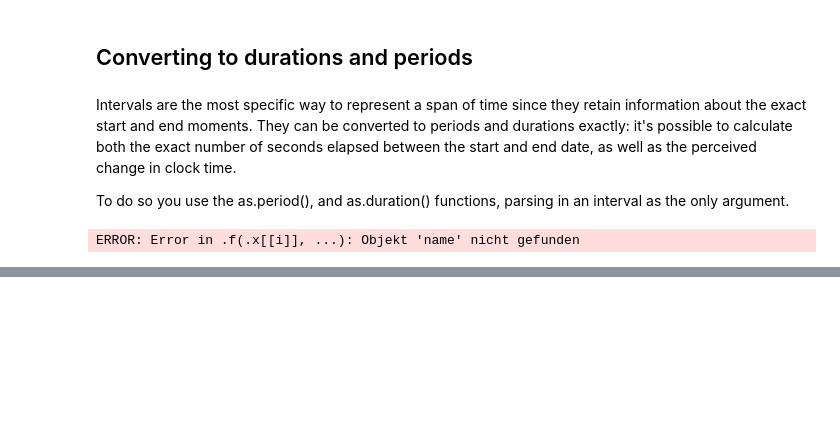
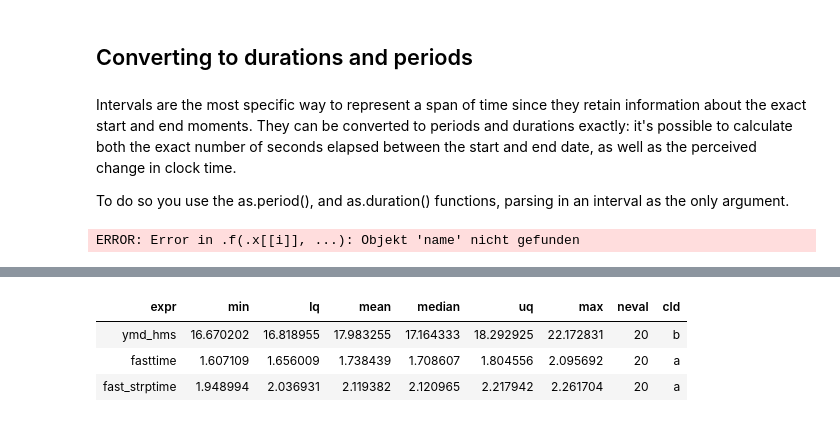
Before and after one commit to KarinRoe/R_datacamp, a Jupyter notebook: Dates_and_times_in_R.ipynb, the cells around one changed output, grey strips where cells are left out. Saved outputs shown, nothing was run; the diff lists cells and outputs as text; code cells hidden in the pictures; blank space fills up the shorter version.

```diff
--- a/Dates_and_times_in_R.ipynb
+++ b/Dates_and_times_in_R.ipynb
@@ -703,0 +827,2 @@ ERROR: Error in time_zone(): konnte Funktion "time_zone" nicht finden
+# %%
+dates <- akl_hourly$datetime_string
@@ -703,0 +871,13 @@ ERROR: Error in time_zone(): konnte Funktion "time_zone" nicht finden
+# %%
+# Comparse speed to ymd_hms() and fasttime
+summary(microbenchmark(
+  ymd_hms = ymd_hms(dates),
+  fasttime = fastPOSIXct(dates),
+  fast_strptime = fast_strptime(dates,
+    format = "%Y-%m-%dT%H:%M:%S"),
+  times = 20))
+# %% [output]
+| expr | min | lq | mean | median | uq | max | neval | cld |
+| ymd_hms | 16.670202 | 16.818955 | 17.983255 | 17.164333 | 18.292925 | 22.172831 | 20 | b |
+| fasttime | 1.607109 | 1.656009 | 1.738439 | 1.708607 | 1.804556 | 2.095692 | 20 | a |
+| fast_strptime | 1.948994 | 2.036931 | 2.119382 | 2.120965 | 2.217942 | 2.261704 | 20 | a |
```
Also changed, not shown: parts of 20 cells of this notebook.
